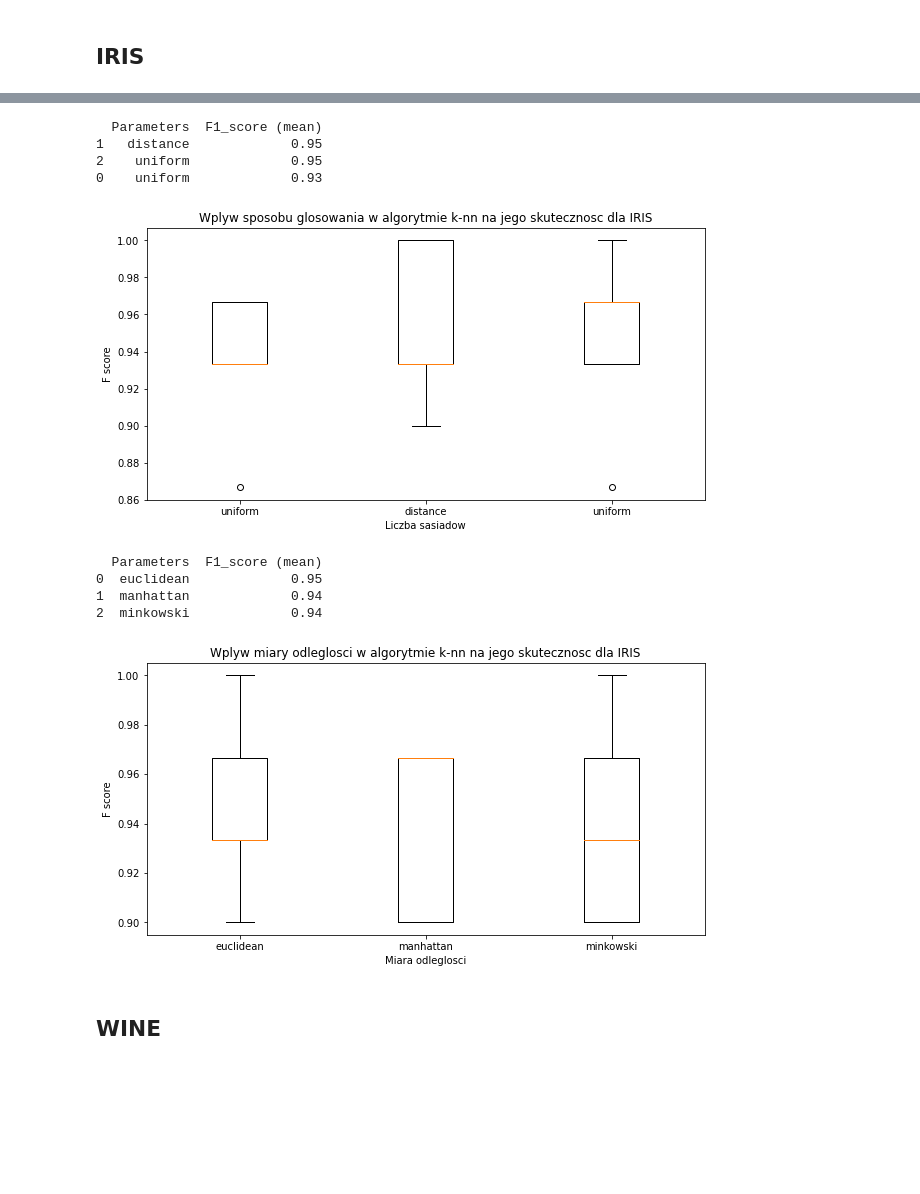
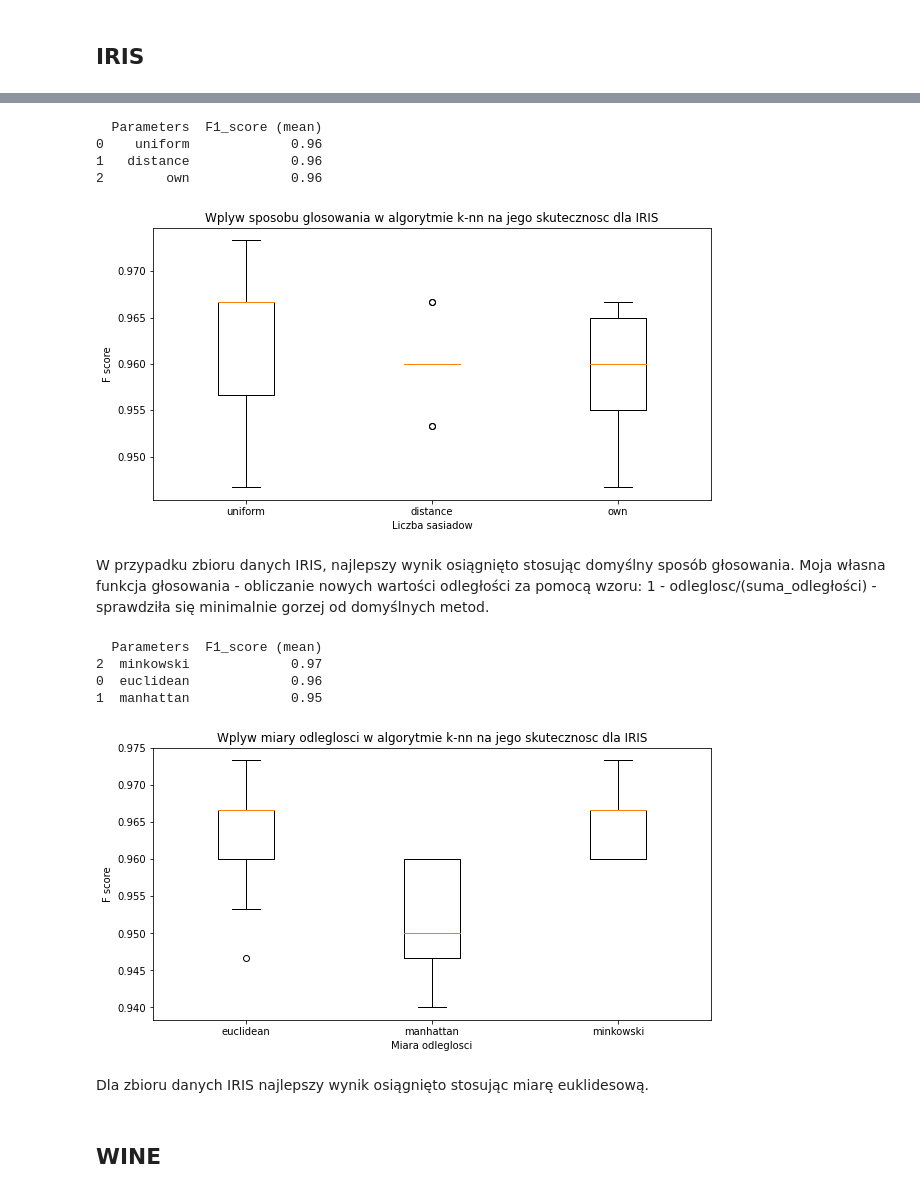
Before and after one commit to Robertpawelh/machine_learning_lab, a Jupyter notebook: Lab01.ipynb, the cells around one changed output, grey strips where cells are left out. Saved outputs shown, nothing was run; the diff lists cells and outputs as text; code cells hidden in the pictures; blank space fills up the shorter version.

```diff
--- a/Lab01.ipynb
+++ b/Lab01.ipynb
@@ -11,6 +11,8 @@ from sklearn.preprocessing import StandardScaler
 from sklearn.model_selection import train_test_split, KFold, StratifiedKFold
 from sklearn.metrics import precision_score, recall_score, f1_score, accuracy_score, confusion_matrix
 from sklearn.neighbors import KNeighborsClassifier
+# %%
+n_repeats = 10
 # %%
 def get_dset(filename, label_name, col_names=None):
     dset = pd.read_csv(f'data/{filename}', header=None if col_names else 0)
@@ -231,39 +168,41 @@ wine_col_names = ['Class identifier', 'Alcohol', 'Malic acid', 'Ash',
 glass_col_names = ['Id', 'RI', 'Na', 'Mg', 'Al',
                   'Si', 'K', 'Ca', 'Ba', 'Fe', 'type']
 # %%
-def exp_metric_test(filename, label_name, col_names=None, title="", n_neighbors=5, voting='uniform'):
+def exp_metric_test(filename, label_name, col_names=None, title="", n_folds=10, n_neighbors=5, voting='uniform'):
     X, y = get_dset(filename, label_name, col_names)
 
-    n_splits = 5
     metric_list = ['euclidean', 'manhattan', 'minkowski']
 
     x_data = []
     f_score_data = []
     for metric in metric_list:
-        knn = KNeighborsClassifier(n_neighbors=n_neighbors, metric=metric, weights=voting)
-        f_scores = []
-        accuracies = []
+        results = []
+        for _ in range(n_repeats):
+            knn = KNeighborsClassifier(n_neighbors=n_neighbors, metric=metric, weights=voting)
+            f_scores = []
+            accuracies = []
 
-        kf = StratifiedKFold(n_splits = n_splits, shuffle = True)
+            kf = StratifiedKFold(n_splits = n_folds, shuffle = True)
 
-        for train_index, test_index in kf.split(X, y):
-            X_train, X_test = X[train_index], X[test_index]
-            y_train, y_test = y[train_index], y[test_index]
+            for train_index, test_index in kf.split(X, y):
+                X_train, X_test = X[train_index], X[test_index]
+                y_train, y_test = y[train_index], y[test_index]
 
-            scaler = StandardScaler()
-            X_train = scaler.fit_transform(X_train)
-            X_test = scaler.transform(X_test)
-            knn.fit(X_train, y_train)
+                scaler = StandardScaler()
+                X_train = scaler.fit_transform(X_train)
+                X_test = scaler.transform(X_test)
+                knn.fit(X_train, y_train)
 
-            y_pred = knn.predict(X_test)
-            f_scores.append(f1_score(y_test, y_pred, average="micro"))
-            accuracies.append(accuracy_score(y_test, y_pred))
+                y_pred = knn.predict(X_test)
+                f_scores.append(f1_score(y_test, y_pred, average="micro"))
+                accuracies.append(accuracy_score(y_test, y_pred))
 
-        f_score = np.mean(f_scores)
-        accuracy = np.mean(accuracies)
+            f_score = np.mean(f_scores)
+            accuracy = np.mean(accuracies)
+            results.append(f_score)
 
         x_data.append(metric)
-        f_score_data.append(f_scores)
+        f_score_data.append(results)#f_scores)
 
     df = pd.DataFrame({'Parameters': x_data, 'F1_score (mean)': [round(np.mean(x), 2) for x in f_score_data]})
     print(df.sort_values('F1_score (mean)', ascending=False))
@@ -497,19 +336,24 @@ exp_n_neighbors_test('iris.csv', 'variety', title='IRIS')
 # %%
-exp_voting_test('iris.csv', 'variety', title='IRIS', n_neighbors=5)
+exp_voting_test('iris.csv', 'variety', title='IRIS', n_folds=10, n_neighbors=16)
 # %% [output]
   Parameters  F1_score (mean)
-1   distance             0.95
-2    uniform             0.95
-0    uniform             0.93
+0    uniform             0.96
+1   distance             0.96
+2        own             0.96
-[figure, old version]
+[figure, new version]
+# %% [markdown]
+W przypadku zbioru danych IRIS, najlepszy wynik osiągnięto stosując domyślny sposób głosowania.
+Moja własna funkcja głosowania - obliczanie nowych wartości odległości za pomocą wzoru: 1 - odleglosc/(suma_odległości) - sprawdziła się minimalnie gorzej od domyślnych metod.
 # %%
-exp_metric_test('iris.csv', 'variety', title='IRIS', n_neighbors=5)
+exp_metric_test('iris.csv', 'variety', title='IRIS', n_folds=10, n_neighbors=16, voting='uniform')
 # %% [output]
   Parameters  F1_score (mean)
-0  euclidean             0.95
-1  manhattan             0.94
-2  minkowski             0.94
+2  minkowski             0.97
+0  euclidean             0.96
+1  manhattan             0.95
-[figure, old version]
+[figure, new version]
+# %% [markdown]
+Dla zbioru danych IRIS najlepszy wynik osiągnięto stosując miarę euklidesową.
 # %% [markdown]
 ## WINE
 # %%
```
Also changed, not shown: parts of 28 cells of this notebook.
